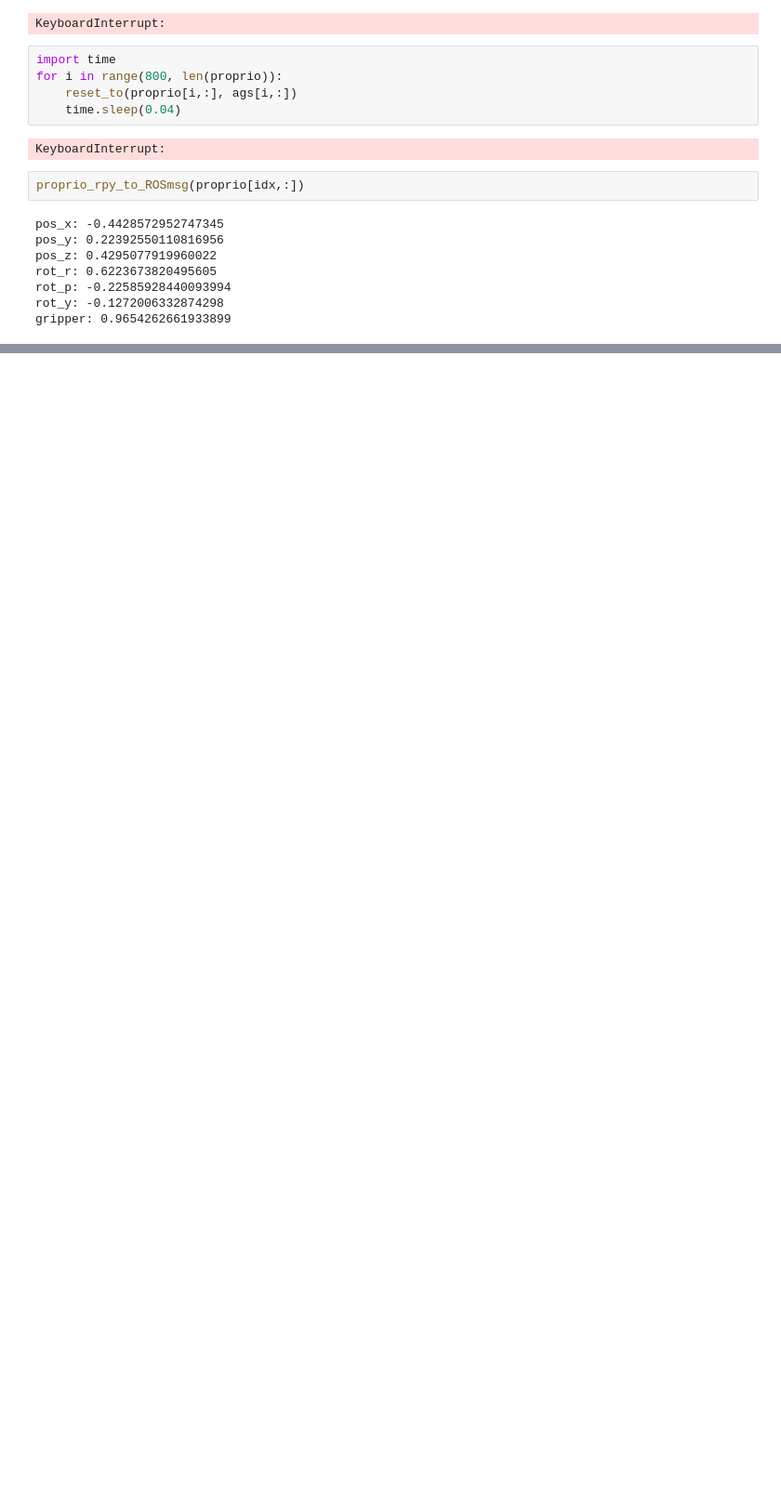
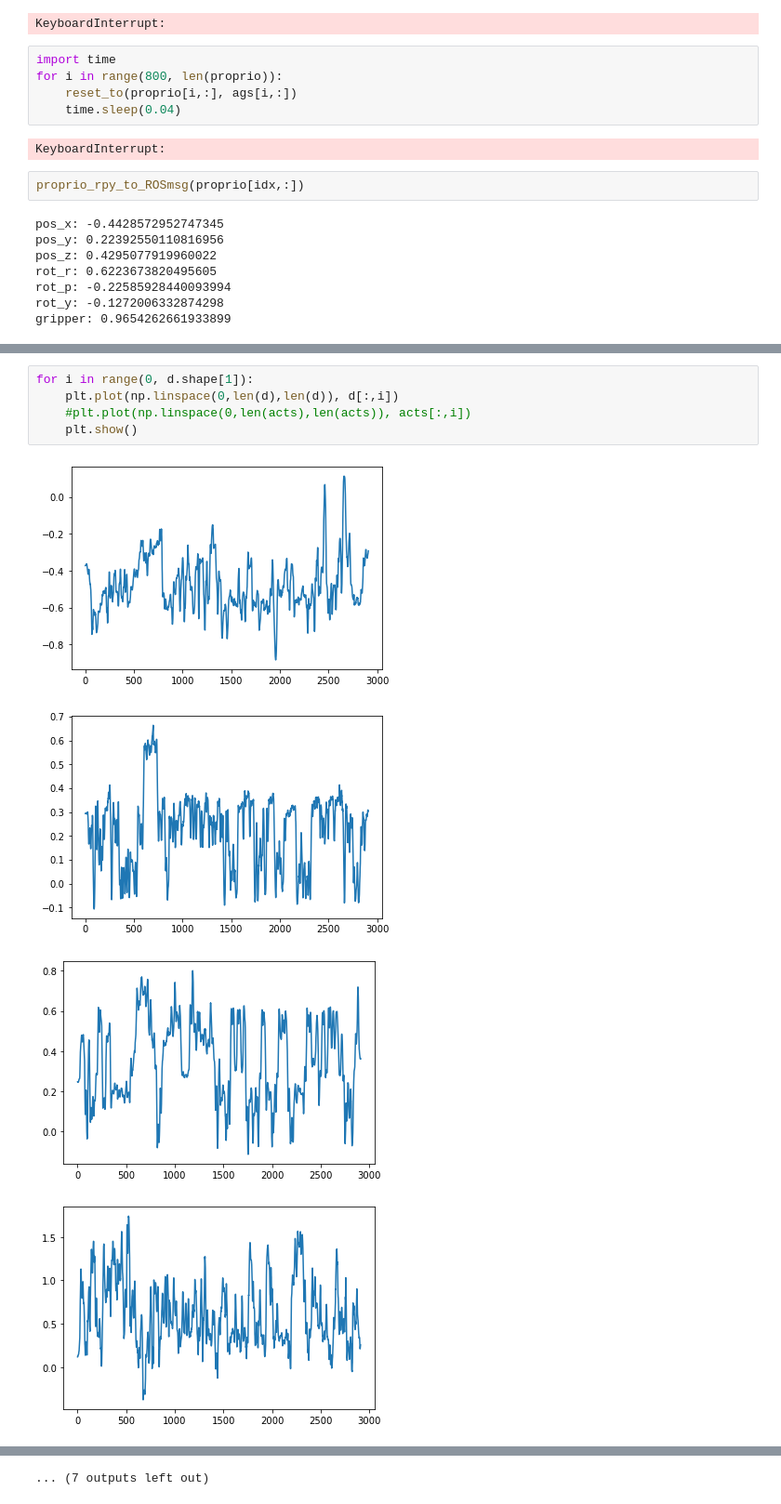
Before and after one commit to sholtodouglas/unity_robotics_env, a Jupyter notebook: robotics_demo/scripts/ControlCentre.ipynb, the cells around one changed output, grey strips where cells are left out. Shown at 93% size. Saved outputs shown, nothing was run; the diff lists cells and outputs as text; blank space fills up the shorter version.

```diff
--- a/robotics_demo/scripts/ControlCentre.ipynb
+++ b/robotics_demo/scripts/ControlCentre.ipynb
@@ -242,0 +344,10 @@ plt.hist(bs)
+# %%
+for i in range(0, d.shape[1]):
+    plt.plot(np.linspace(0,len(d),len(d)), d[:,i])
+    #plt.plot(np.linspace(0,len(acts),len(acts)), acts[:,i])
+    plt.show()
+# %% [output]
+[figure, added]
+[figure, added]
+[figure, added]
+[figure, added]
@@ -242,0 +362 @@ plt.hist(bs)
+... (7 outputs left out)
```
Also changed, not shown: parts of 21 cells of this notebook, 14 other files.
